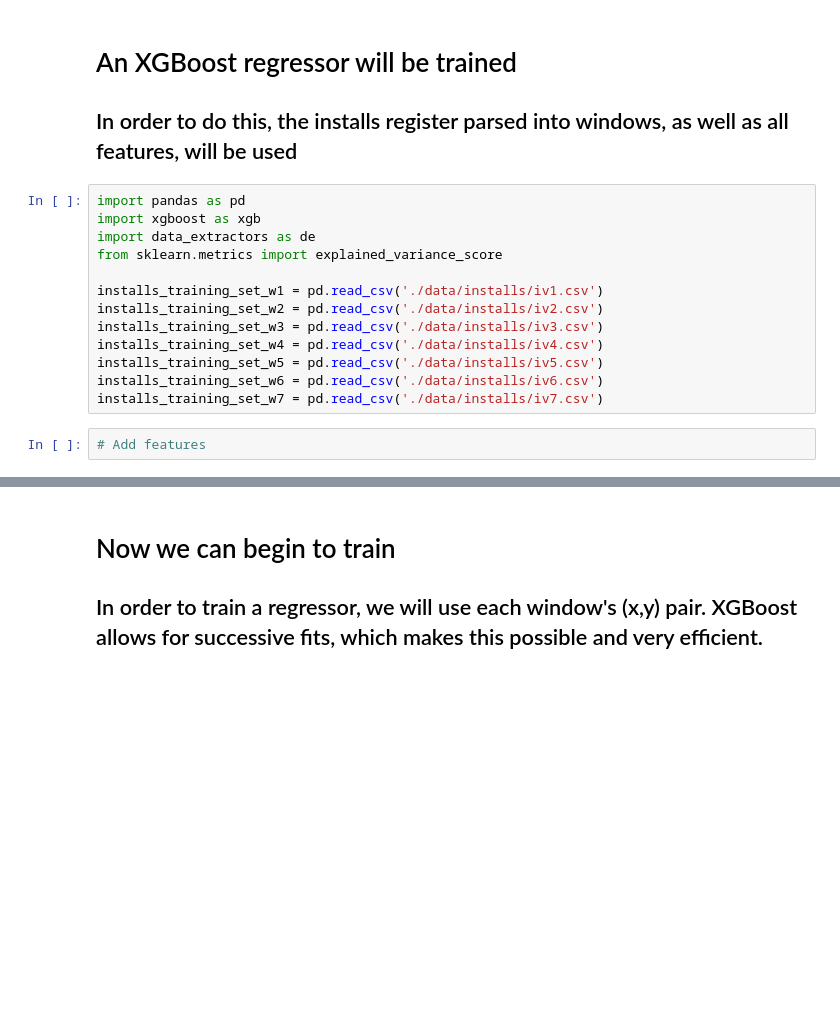
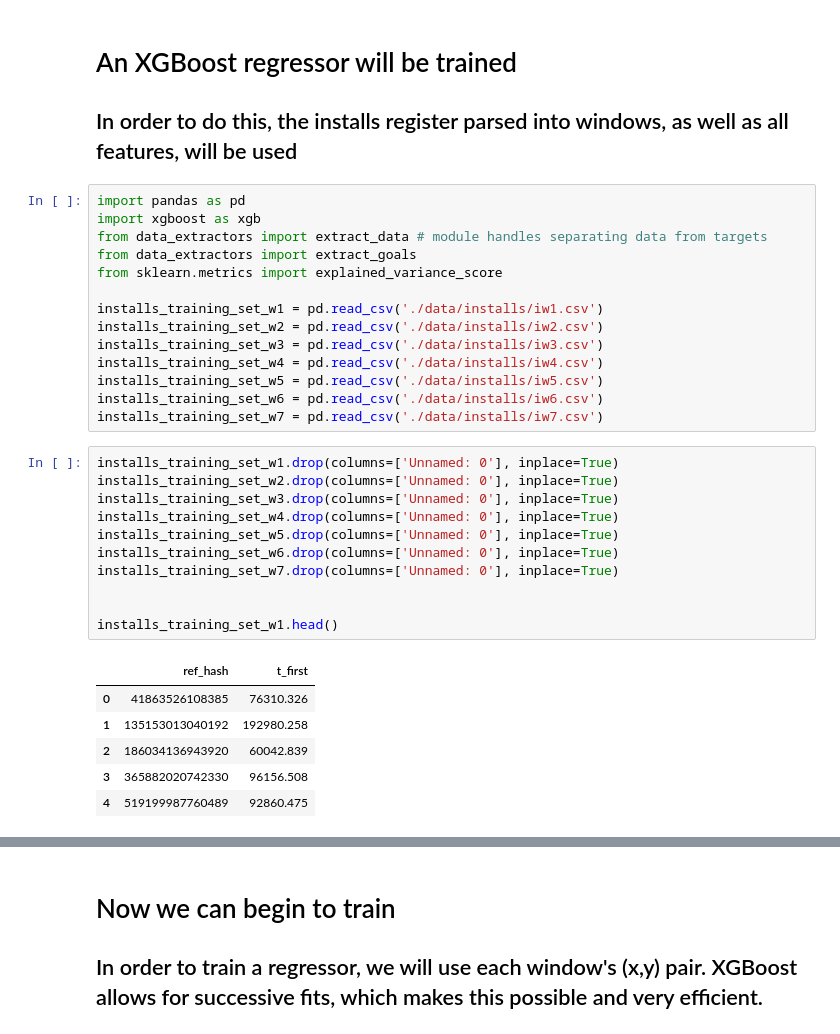
Before and after one commit to PBrrtrn/Jampp_challenge, a Jupyter notebook: installs_st_regressions.ipynb, the cells around one changed output, grey strips where cells are left out. Cells and saved outputs as stored; diff of their text form; blank space fills up the shorter version.

```diff
--- a/installs_st_regressions.ipynb
+++ b/installs_st_regressions.ipynb
@@ -5,15 +5,32 @@
 # %%
 import pandas as pd
 import xgboost as xgb
-import data_extractors as de
+from data_extractors import extract_data # module handles separating data from targets
+from data_extractors import extract_goals
 from sklearn.metrics import explained_variance_score
 
-installs_training_set_w1 = pd.read_csv('./data/installs/iv1.csv')
-installs_training_set_w2 = pd.read_csv('./data/installs/iv2.csv')
-installs_training_set_w3 = pd.read_csv('./data/installs/iv3.csv')
-installs_training_set_w4 = pd.read_csv('./data/installs/iv4.csv')
-installs_training_set_w5 = pd.read_csv('./data/installs/iv5.csv')
-installs_training_set_w6 = pd.read_csv('./data/installs/iv6.csv')
-installs_training_set_w7 = pd.read_csv('./data/installs/iv7.csv')
+installs_training_set_w1 = pd.read_csv('./data/installs/iw1.csv')
+installs_training_set_w2 = pd.read_csv('./data/installs/iw2.csv')
+installs_training_set_w3 = pd.read_csv('./data/installs/iw3.csv')
+installs_training_set_w4 = pd.read_csv('./data/installs/iw4.csv')
+installs_training_set_w5 = pd.read_csv('./data/installs/iw5.csv')
+installs_training_set_w6 = pd.read_csv('./data/installs/iw6.csv')
+installs_training_set_w7 = pd.read_csv('./data/installs/iw7.csv')
-# %%
-# Add features
+# %%
+installs_training_set_w1.drop(columns=['Unnamed: 0'], inplace=True)
+installs_training_set_w2.drop(columns=['Unnamed: 0'], inplace=True)
+installs_training_set_w3.drop(columns=['Unnamed: 0'], inplace=True)
+installs_training_set_w4.drop(columns=['Unnamed: 0'], inplace=True)
+installs_training_set_w5.drop(columns=['Unnamed: 0'], inplace=True)
+installs_training_set_w6.drop(columns=['Unnamed: 0'], inplace=True)
+installs_training_set_w7.drop(columns=['Unnamed: 0'], inplace=True)
+
+
+installs_training_set_w1.head()
+# %% [output]
+|  | ref_hash | t_first |
+| 0 | 41863526108385 | 76310.326 |
+| 1 | 135153013040192 | 192980.258 |
+| 2 | 186034136943920 | 60042.839 |
+| 3 | 365882020742330 | 96156.508 |
+| 4 | 519199987760489 | 92860.475 |
```
Also changed, not shown: parts of 3 cells of this notebook, 5 other files.
